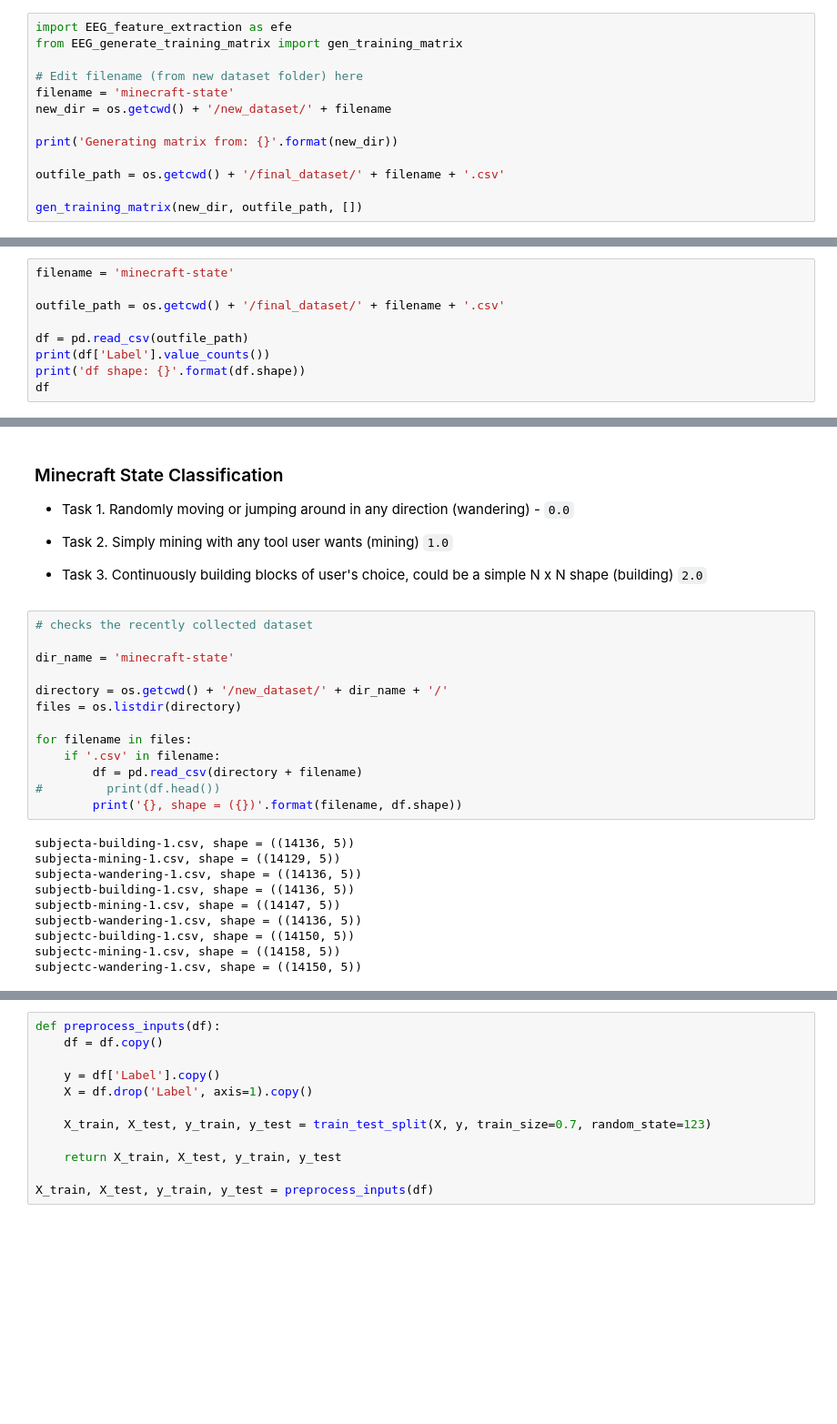
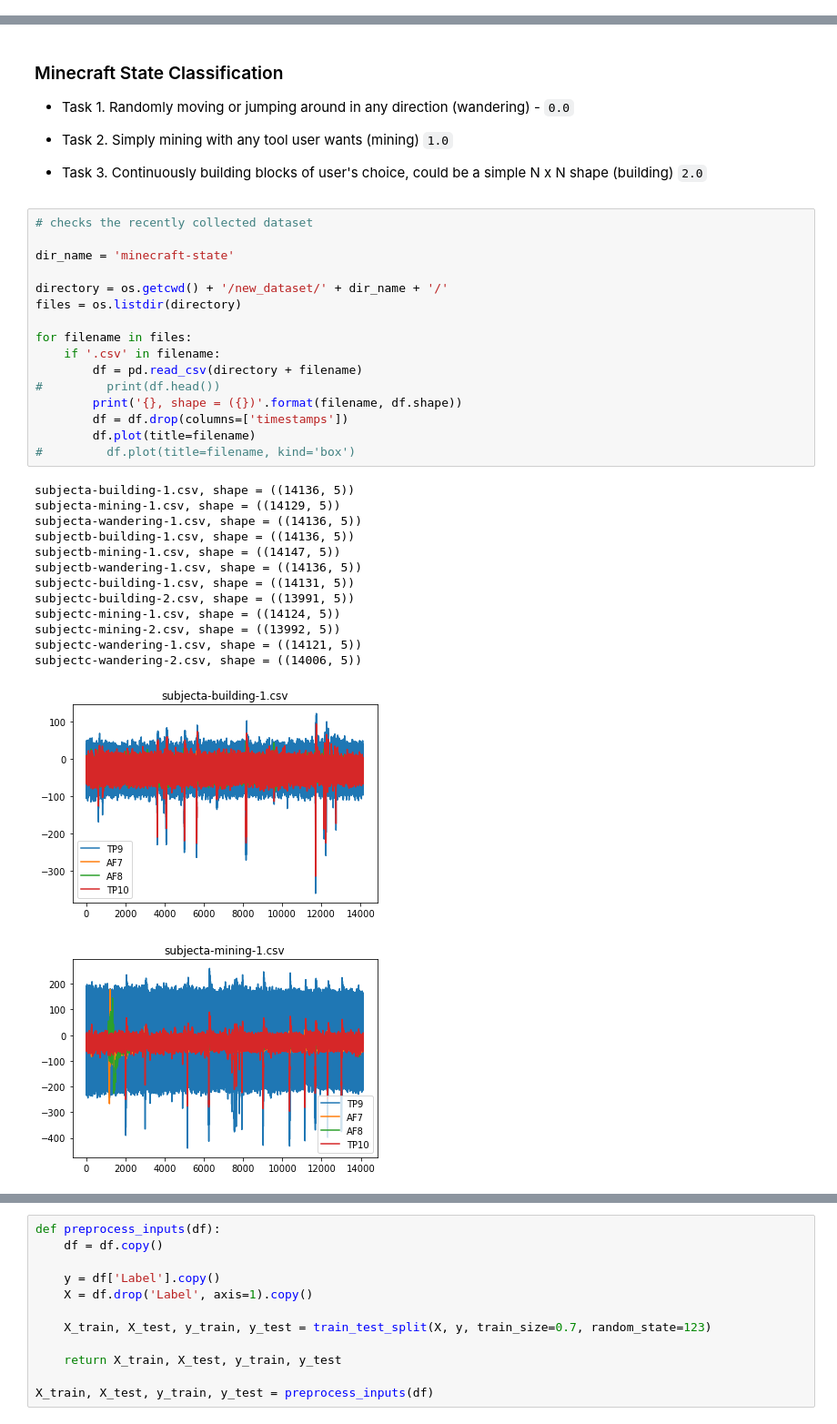
Before and after one commit to andyko208/EEG_Classification, a Jupyter notebook: GRU_Progress.ipynb, the cells around one changed output, grey strips where cells are left out. Shown at 91% size. Saved outputs shown, nothing was run; the diff lists cells and outputs as text; blank space fills up the shorter version.

```diff
--- a/GRU_Progress.ipynb
+++ b/GRU_Progress.ipynb
@@ -63,13 +90,0 @@ subjectc-wandering-2.csv, shape = ((14006, 5))
-# %%
-import EEG_feature_extraction as efe
-from EEG_generate_training_matrix import gen_training_matrix
-
-# Edit filename (from new dataset folder) here
-filename = 'minecraft-state'
-new_dir = os.getcwd() + '/new_dataset/' + filename
-
-print('Generating matrix from: {}'.format(new_dir))
-
-outfile_path = os.getcwd() + '/final_dataset/' + filename + '.csv'
-
-gen_training_matrix(new_dir, outfile_path, [])
@@ -94,9 +90,0 @@ FINAL_MATRIX (1296, 989)
-# %%
-filename = 'minecraft-state'
-
-outfile_path = os.getcwd() + '/final_dataset/' + filename + '.csv'
-
-df = pd.read_csv(outfile_path)
-print(df['Label'].value_counts())
-print('df shape: {}'.format(df.shape))
-df
@@ -131,23 +124,31 @@ df shape: (972, 989)
 # %%
 # checks the recently collected dataset
 
 dir_name = 'minecraft-state'
 
 directory = os.getcwd() + '/new_dataset/' + dir_name + '/'
 files = os.listdir(directory)
 
 for filename in files:
     if '.csv' in filename:
         df = pd.read_csv(directory + filename)
 #         print(df.head())
         print('{}, shape = ({})'.format(filename, df.shape))
+        df = df.drop(columns=['timestamps'])
+        df.plot(title=filename)
+#         df.plot(title=filename, kind='box')
 # %% [output]
 subjecta-building-1.csv, shape = ((14136, 5))
 subjecta-mining-1.csv, shape = ((14129, 5))
 subjecta-wandering-1.csv, shape = ((14136, 5))
 subjectb-building-1.csv, shape = ((14136, 5))
 subjectb-mining-1.csv, shape = ((14147, 5))
 subjectb-wandering-1.csv, shape = ((14136, 5))
-subjectc-building-1.csv, shape = ((14150, 5))
-subjectc-mining-1.csv, shape = ((14158, 5))
-subjectc-wandering-1.csv, shape = ((14150, 5))
+subjectc-building-1.csv, shape = ((14131, 5))
+subjectc-building-2.csv, shape = ((13991, 5))
+subjectc-mining-1.csv, shape = ((14124, 5))
+subjectc-mining-2.csv, shape = ((13992, 5))
+subjectc-wandering-1.csv, shape = ((14121, 5))
+subjectc-wandering-2.csv, shape = ((14006, 5))
+[figure, added]
+[figure, added]
```
Also changed, not shown: parts of 12 cells of this notebook, 46 other files.
